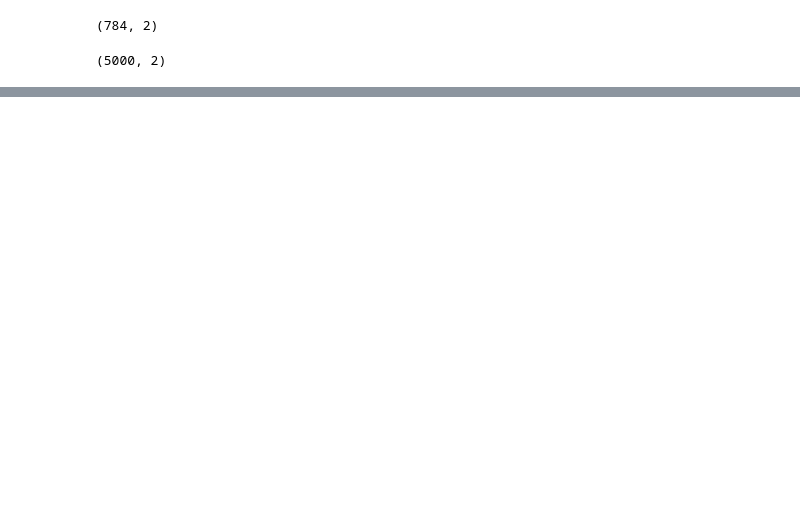
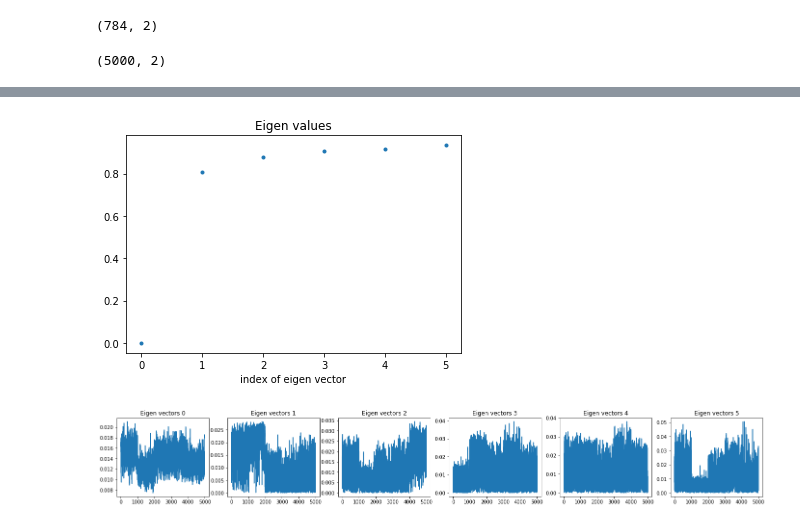
Before and after one commit to csielee/2018ML, a Jupyter notebook: HW7/HW7.ipynb, the cells around one changed output, grey strips where cells are left out. Drawn from its saved outputs; the diff is of its cells as text; code cells hidden in the pictures; blank space fills up the shorter version.

```diff
--- a/HW7/HW7.ipynb
+++ b/HW7/HW7.ipynb
@@ -181,0 +386,3 @@ plt.legend()
+# %%
+%%time
+eigen_space, eigen_values, eigen_vectors = Spectral(train_data, LinearRBFKernel(1/300), 2, cutType=2)
@@ -181,0 +392,5 @@ plt.legend()
+# %%
+showEigen(eigen_values, eigen_vectors, show_number=6)
+# %% [output]
+[figure, added]
+[figure, added]
```
Also changed, not shown: parts of 24 cells of this notebook.
